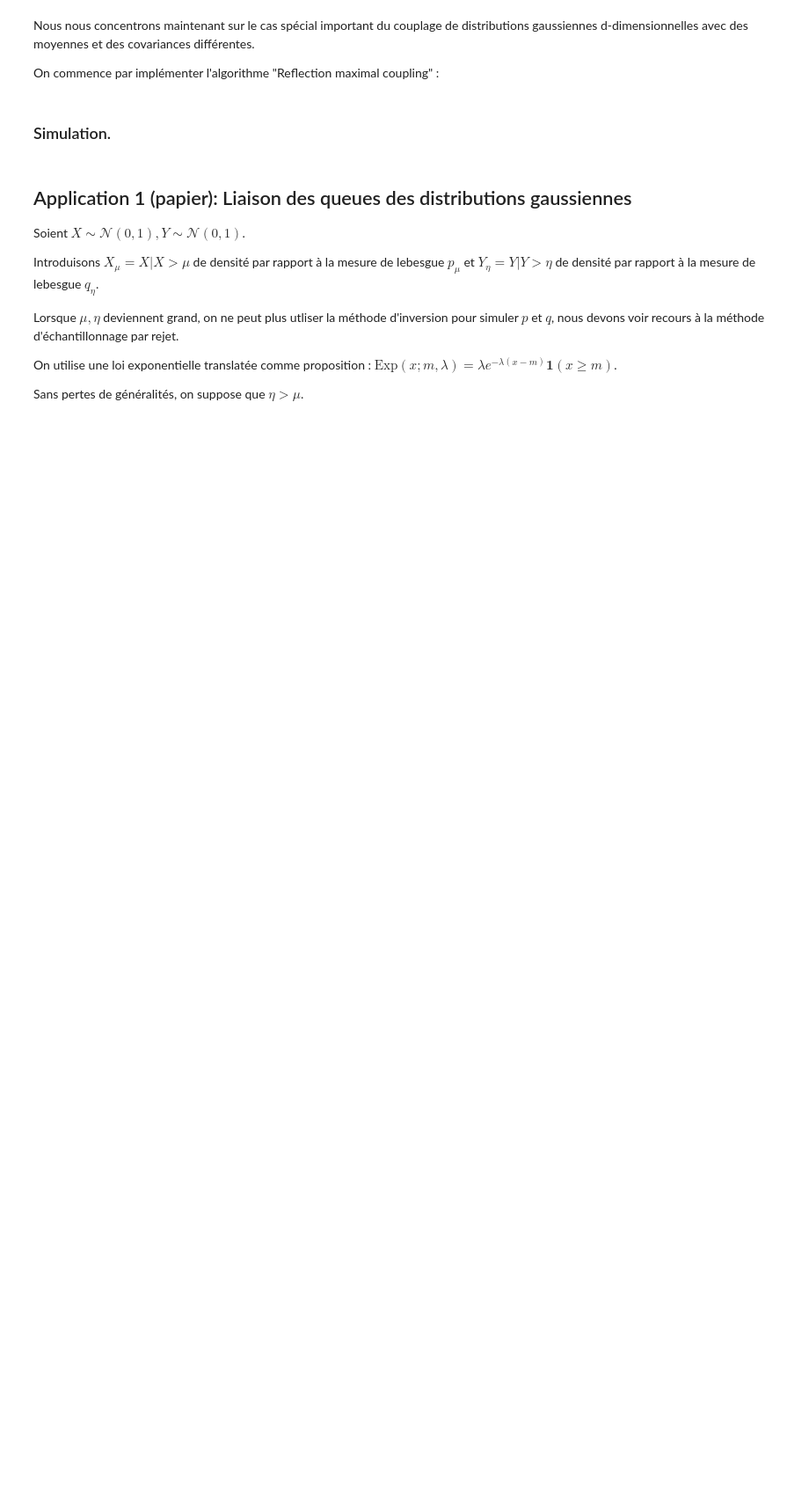
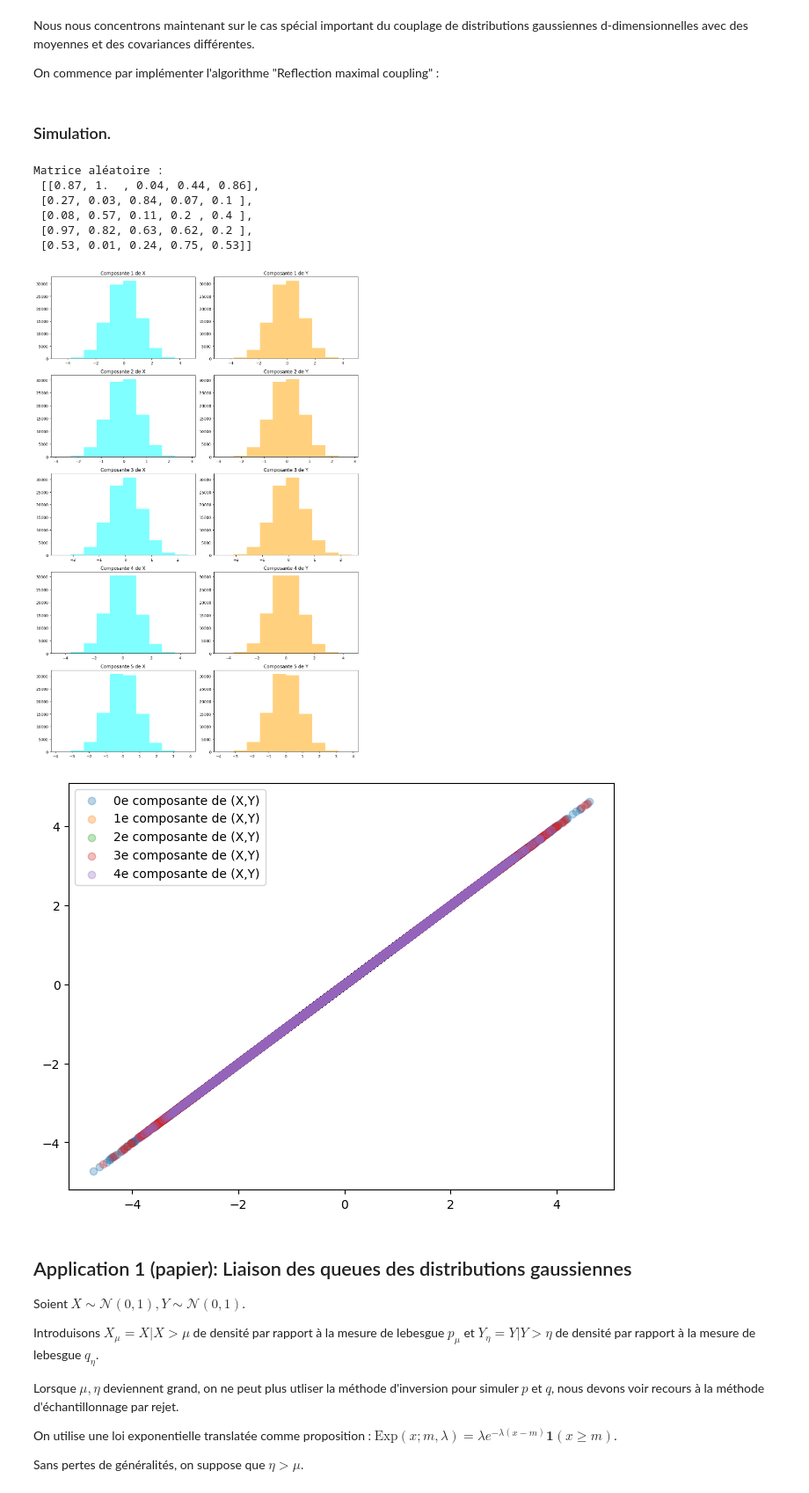
Before and after one commit to AugustinCablant/Monte-Carlo-project, a Jupyter notebook: notebook.ipynb, the cells around one changed output. Shown at 88% size. Cells and saved outputs as stored; diff of their text form; code cells hidden in the pictures; blank space fills up the shorter version.

```diff
--- a/notebook.ipynb
+++ b/notebook.ipynb
@@ -259,3 +231,46 @@ plt.show()
+# %%
+n = 10**5  #nombre de simulations
+a = np.zeros(5)
+b = np.zeros(5)
+sigma = generer_matrice_inversible(5)
+print("Matrice aléatoire :\n", np.array2string(sigma, precision=2, separator=', ', suppress_small=True))
+
+valeurs_de_X = []
+valeurs_de_Y = []
+for _ in tqdm(range(n)):
+    X, Y = ReflectionCoupling(a, b, sigma)
+    valeurs_de_X.append(X)
+    valeurs_de_Y.append(Y)
+
+valeurs_de_X = np.array(valeurs_de_X)
+valeurs_de_Y = np.array(valeurs_de_Y)
+fig, axs = plt.subplots(5, 2, figsize=(12, 18))
+
+for i in range(5):
+    axs[i, 0].hist(valeurs_de_X[:,i], color="cyan", alpha=0.5)
+    axs[i, 0].set_title(f"Composante {i+1} de X")
+
+    # Affichage de l'histogramme de la i-ème composante de Y
+    axs[i, 1].hist(valeurs_de_Y[:,i], color="orange", alpha=0.5)
+    axs[i, 1].set_title(f"Composante {i+1} de Y")
+
+plt.tight_layout()
+plt.show()
+
+plt.figure(figsize=(8,6))
+for i in range(5):
+    plt.scatter(valeurs_de_X[:,i], valeurs_de_Y[:,i], label = f"{i}e composante de (X,Y)", alpha = 0.3)
+plt.legend()
+plt.show()
+# %% [output]
+Matrice aléatoire :
+ [[0.87, 1.  , 0.04, 0.44, 0.86],
+ [0.27, 0.03, 0.84, 0.07, 0.1 ],
+ [0.08, 0.57, 0.11, 0.2 , 0.4 ],
+ [0.97, 0.82, 0.63, 0.62, 0.2 ],
+ [0.53, 0.01, 0.24, 0.75, 0.53]]
+[figure, added]
+[figure, added]
 # %% [markdown]
 ## Application 1 (papier): Liaison des queues des distributions gaussiennes
 
```
Also changed, not shown: parts of 1 cell of this notebook.
